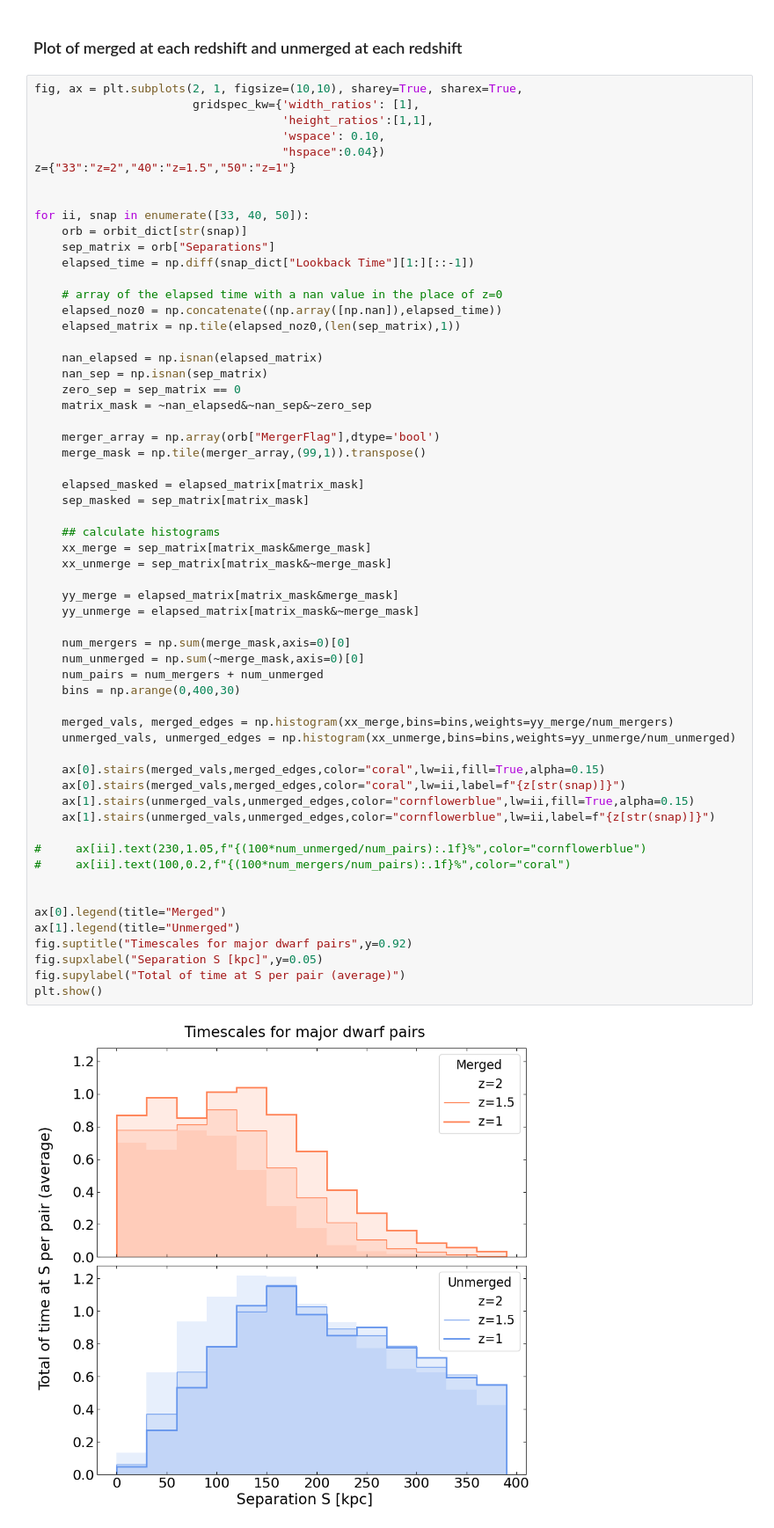
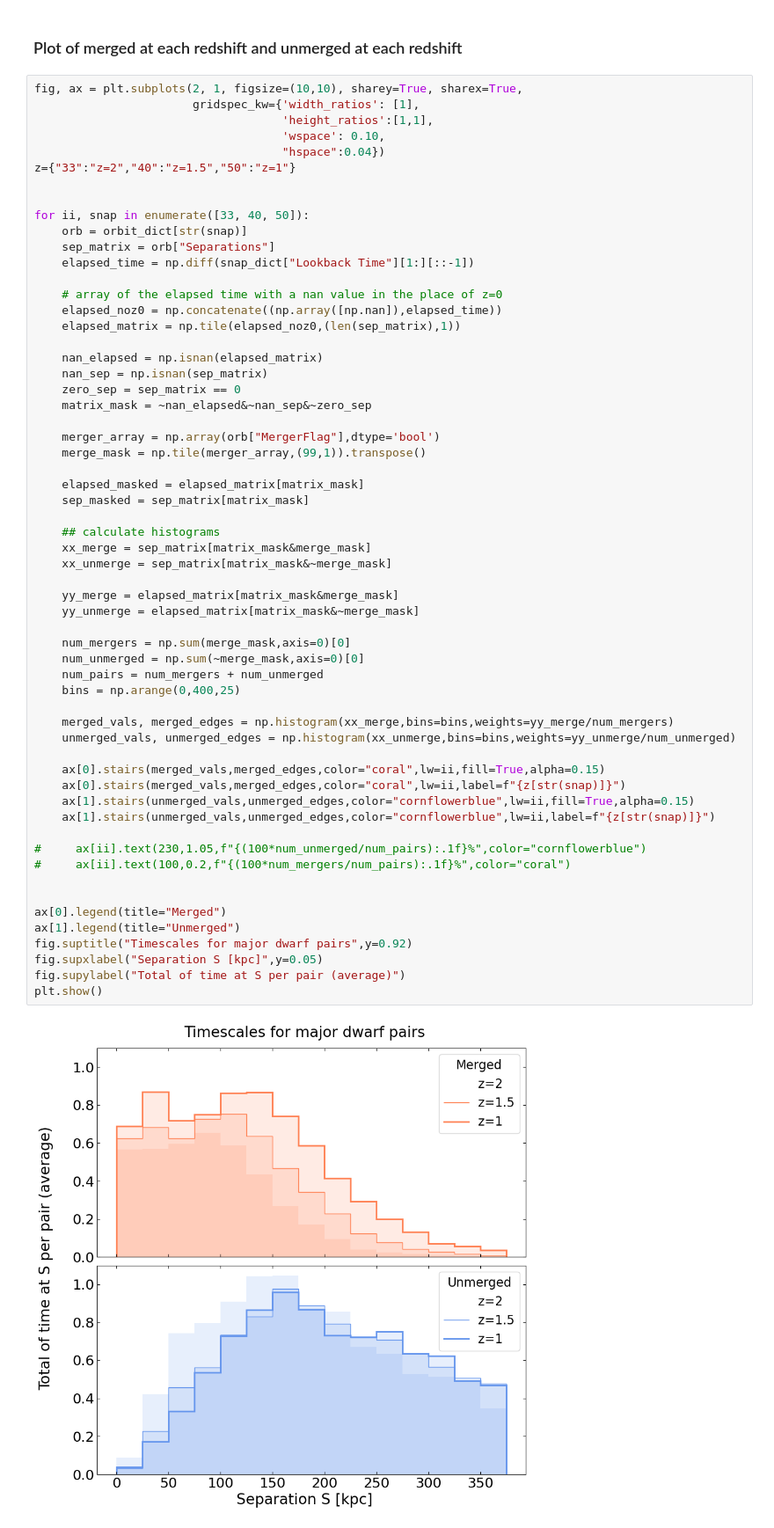
Before and after one commit to katiechambe/orbs, a Jupyter notebook: notebooks/4_timescales.ipynb, the cells around one changed output. Shown: that part at 88% size. Cells and saved outputs as stored; diff of their text form.

```diff
--- a/notebooks/4_timescales.ipynb
+++ b/notebooks/4_timescales.ipynb
@@ -135,32 +135,32 @@ for ii, snap in enumerate([33, 40, 50]):
     ## calculate histograms
     xx_merge = sep_matrix[matrix_mask&merge_mask]
     xx_unmerge = sep_matrix[matrix_mask&~merge_mask]
 
     yy_merge = elapsed_matrix[matrix_mask&merge_mask]
     yy_unmerge = elapsed_matrix[matrix_mask&~merge_mask]
 
     num_mergers = np.sum(merge_mask,axis=0)[0]
     num_unmerged = np.sum(~merge_mask,axis=0)[0]
     num_pairs = num_mergers + num_unmerged
-    bins = np.arange(0,400,30)
+    bins = np.arange(0,400,25)
 
     merged_vals, merged_edges = np.histogram(xx_merge,bins=bins,weights=yy_merge/num_mergers)
     unmerged_vals, unmerged_edges = np.histogram(xx_unmerge,bins=bins,weights=yy_unmerge/num_unmerged)
 
     ax[0].stairs(merged_vals,merged_edges,color="coral",lw=ii,fill=True,alpha=0.15)
     ax[0].stairs(merged_vals,merged_edges,color="coral",lw=ii,label=f"{z[str(snap)]}")
     ax[1].stairs(unmerged_vals,unmerged_edges,color="cornflowerblue",lw=ii,fill=True,alpha=0.15)
     ax[1].stairs(unmerged_vals,unmerged_edges,color="cornflowerblue",lw=ii,label=f"{z[str(snap)]}")
 
 #     ax[ii].text(230,1.05,f"{(100*num_unmerged/num_pairs):.1f}%",color="cornflowerblue")
 #     ax[ii].text(100,0.2,f"{(100*num_mergers/num_pairs):.1f}%",color="coral")
 
 
 ax[0].legend(title="Merged")
 ax[1].legend(title="Unmerged")
 fig.suptitle("Timescales for major dwarf pairs",y=0.92)
 fig.supxlabel("Separation S [kpc]",y=0.05)
 fig.supylabel("Total of time at S per pair (average)")
 plt.show()
 # %% [output]
-[figure, old version]
+[figure, new version]
```
Also changed, not shown: 3 other files.
